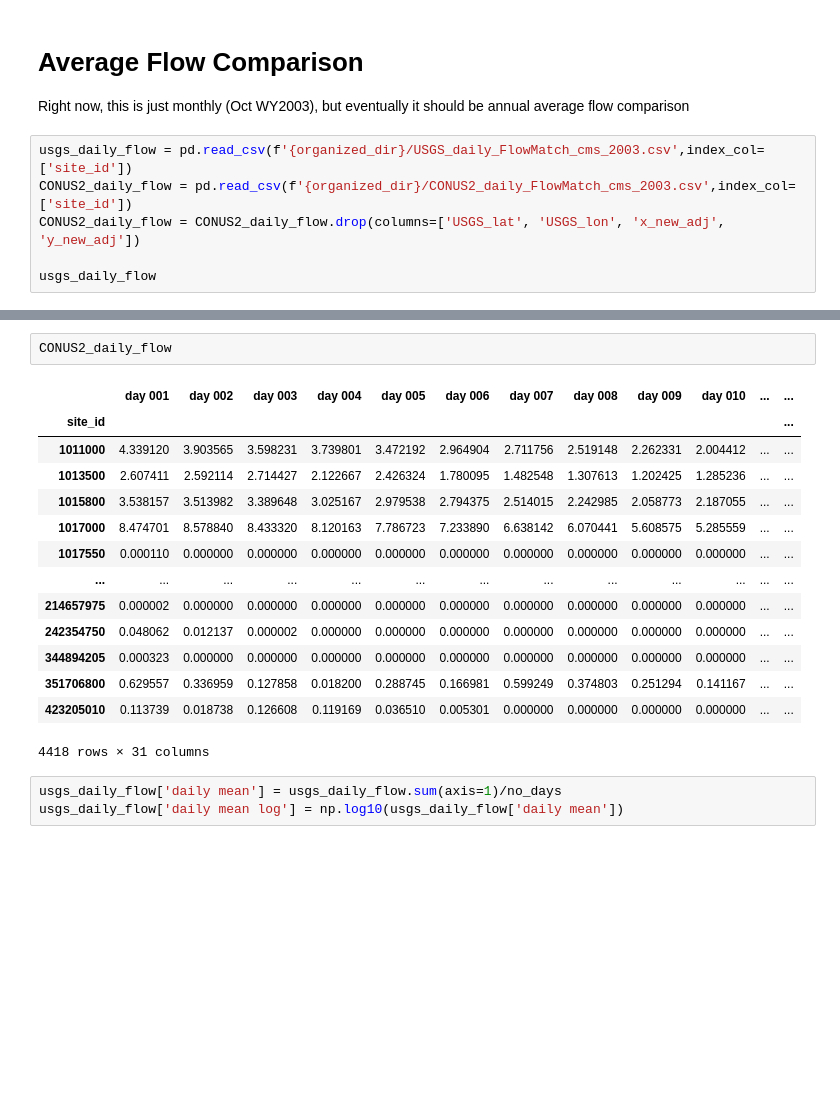
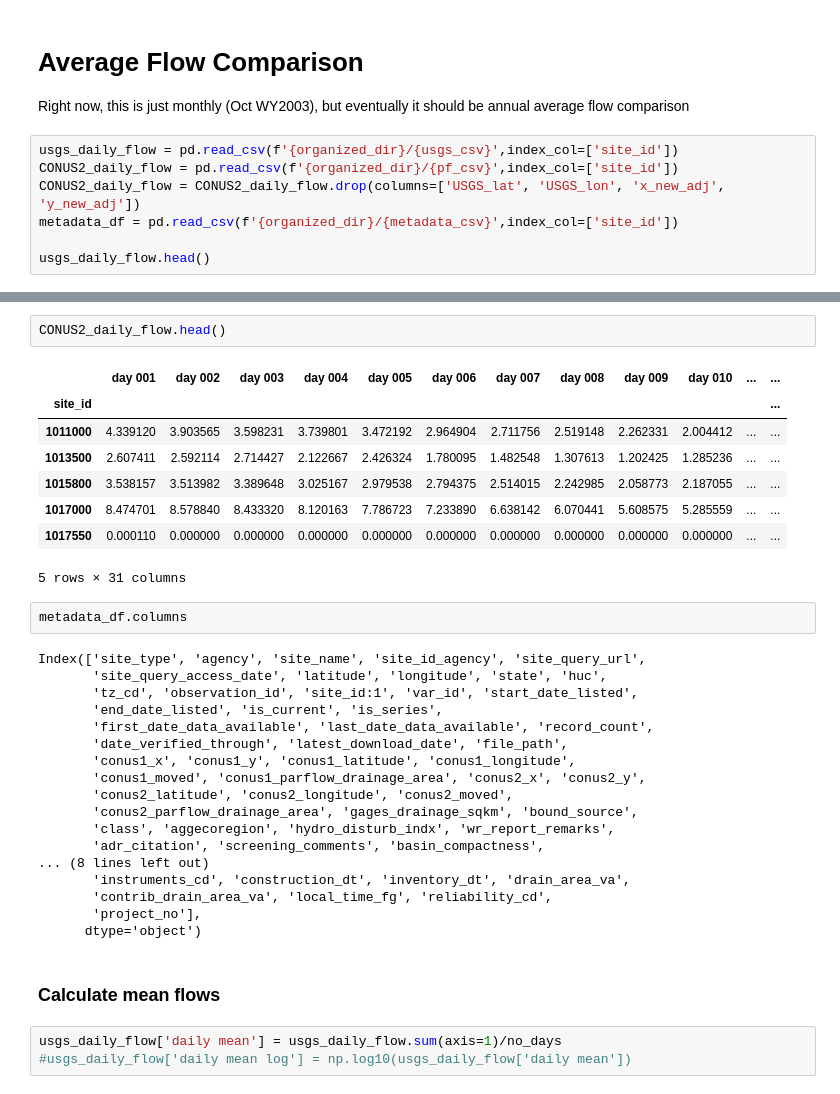
Before and after one commit to danielletijerina/PFCONUS2-analysis, a Jupyter notebook: scripts/Validation_scripts_backup/Streamflow/PF-USGS_flow_plots.ipynb, the cells around one changed output, grey strips where cells are left out. Cells and saved outputs as stored; diff of their text form; blank space fills up the shorter version.

```diff
--- a/scripts/Validation_scripts_backup/Streamflow/PF-USGS_flow_plots.ipynb
+++ b/scripts/Validation_scripts_backup/Streamflow/PF-USGS_flow_plots.ipynb
@@ -40,11 +43,12 @@ plot_dir = '/glade/p/univ/ucsm0002/CONUS2/Validation/Streamflow/Figures'
 # Average Flow Comparison
 Right now, this is just monthly (Oct WY2003), but eventually it should be annual average flow comparison
 # %%
-usgs_daily_flow = pd.read_csv(f'{organized_dir}/USGS_daily_FlowMatch_cms_2003.csv',index_col=['site_id'])
-CONUS2_daily_flow = pd.read_csv(f'{organized_dir}/CONUS2_daily_FlowMatch_cms_2003.csv',index_col=['site_id'])
+usgs_daily_flow = pd.read_csv(f'{organized_dir}/{usgs_csv}',index_col=['site_id'])
+CONUS2_daily_flow = pd.read_csv(f'{organized_dir}/{pf_csv}',index_col=['site_id'])
 CONUS2_daily_flow = CONUS2_daily_flow.drop(columns=['USGS_lat', 'USGS_lon', 'x_new_adj', 'y_new_adj'])
+metadata_df = pd.read_csv(f'{organized_dir}/{metadata_csv}',index_col=['site_id'])
 
-usgs_daily_flow
+usgs_daily_flow.head()
 # %% [output]
 |  | 2002-10-01 | 2002-10-02 | 2002-10-03 | 2002-10-04 | 2002-10-05 | 2002-10-06 | 2002-10-07 | 2002-10-08 | ... |
 | site_id |  |  |  |  |  |  |  |  | ... |
@@ -63,21 +61,37 @@ usgs_daily_flow
 # %%
-CONUS2_daily_flow
+CONUS2_daily_flow.head()
 # %% [output]
 |  | day 001 | day 002 | day 003 | day 004 | day 005 | day 006 | day 007 | day 008 | day 009 | day 010 | ... | ... |
 | site_id |  |  |  |  |  |  |  |  |  |  |  | ... |
 | 1011000 | 4.339120 | 3.903565 | 3.598231 | 3.739801 | 3.472192 | 2.964904 | 2.711756 | 2.519148 | 2.262331 | 2.004412 | ... | ... |
 | 1013500 | 2.607411 | 2.592114 | 2.714427 | 2.122667 | 2.426324 | 1.780095 | 1.482548 | 1.307613 | 1.202425 | 1.285236 | ... | ... |
 | 1015800 | 3.538157 | 3.513982 | 3.389648 | 3.025167 | 2.979538 | 2.794375 | 2.514015 | 2.242985 | 2.058773 | 2.187055 | ... | ... |
 | 1017000 | 8.474701 | 8.578840 | 8.433320 | 8.120163 | 7.786723 | 7.233890 | 6.638142 | 6.070441 | 5.608575 | 5.285559 | ... | ... |
 | 1017550 | 0.000110 | 0.000000 | 0.000000 | 0.000000 | 0.000000 | 0.000000 | 0.000000 | 0.000000 | 0.000000 | 0.000000 | ... | ... |
-| ... | ... | ... | ... | ... | ... | ... | ... | ... | ... | ... | ... | ... |
-| 214657975 | 0.000002 | 0.000000 | 0.000000 | 0.000000 | 0.000000 | 0.000000 | 0.000000 | 0.000000 | 0.000000 | 0.000000 | ... | ... |
-| 242354750 | 0.048062 | 0.012137 | 0.000002 | 0.000000 | 0.000000 | 0.000000 | 0.000000 | 0.000000 | 0.000000 | 0.000000 | ... | ... |
-| 344894205 | 0.000323 | 0.000000 | 0.000000 | 0.000000 | 0.000000 | 0.000000 | 0.000000 | 0.000000 | 0.000000 | 0.000000 | ... | ... |
-| 351706800 | 0.629557 | 0.336959 | 0.127858 | 0.018200 | 0.288745 | 0.166981 | 0.599249 | 0.374803 | 0.251294 | 0.141167 | ... | ... |
-| 423205010 | 0.113739 | 0.018738 | 0.126608 | 0.119169 | 0.036510 | 0.005301 | 0.000000 | 0.000000 | 0.000000 | 0.000000 | ... | ... |
-4418 rows × 31 columns
+5 rows × 31 columns
+# %%
+metadata_df.columns
+# %% [output]
+Index(['site_type', 'agency', 'site_name', 'site_id_agency', 'site_query_url',
+       'site_query_access_date', 'latitude', 'longitude', 'state', 'huc',
+       'tz_cd', 'observation_id', 'site_id:1', 'var_id', 'start_date_listed',
+       'end_date_listed', 'is_current', 'is_series',
+       'first_date_data_available', 'last_date_data_available', 'record_count',
+       'date_verified_through', 'latest_download_date', 'file_path',
+       'conus1_x', 'conus1_y', 'conus1_latitude', 'conus1_longitude',
+       'conus1_moved', 'conus1_parflow_drainage_area', 'conus2_x', 'conus2_y',
+       'conus2_latitude', 'conus2_longitude', 'conus2_moved',
+       'conus2_parflow_drainage_area', 'gages_drainage_sqkm', 'bound_source',
+       'class', 'aggecoregion', 'hydro_disturb_indx', 'wr_report_remarks',
+       'adr_citation', 'screening_comments', 'basin_compactness',
+... (8 lines left out)
+       'instruments_cd', 'construction_dt', 'inventory_dt', 'drain_area_va',
+       'contrib_drain_area_va', 'local_time_fg', 'reliability_cd',
+       'project_no'],
+      dtype='object')
+# %% [markdown]
+### Calculate mean flows
 # %%
 usgs_daily_flow['daily mean'] = usgs_daily_flow.sum(axis=1)/no_days
-usgs_daily_flow['daily mean log'] = np.log10(usgs_daily_flow['daily mean'])
+#usgs_daily_flow['daily mean log'] = np.log10(usgs_daily_flow['daily mean'])
 # %%
```
Also changed, not shown: parts of 17 cells of this notebook, 4 other files.
